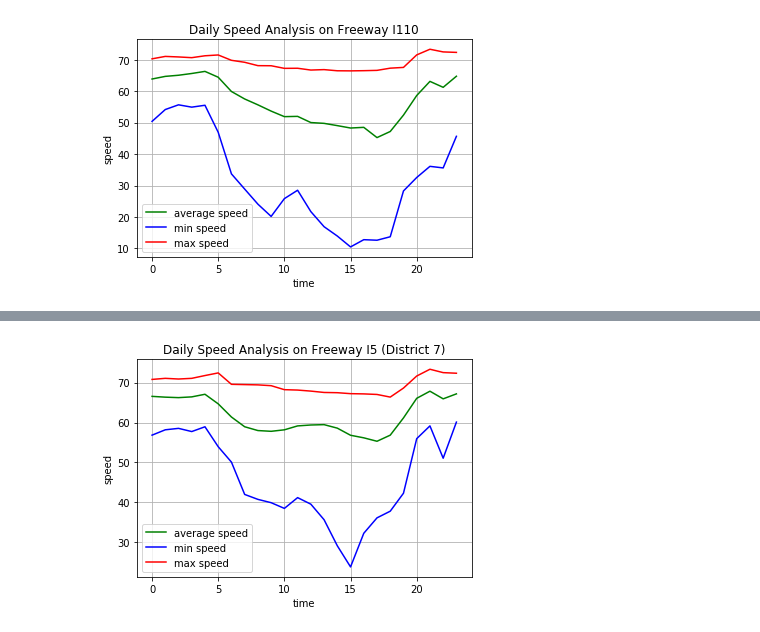
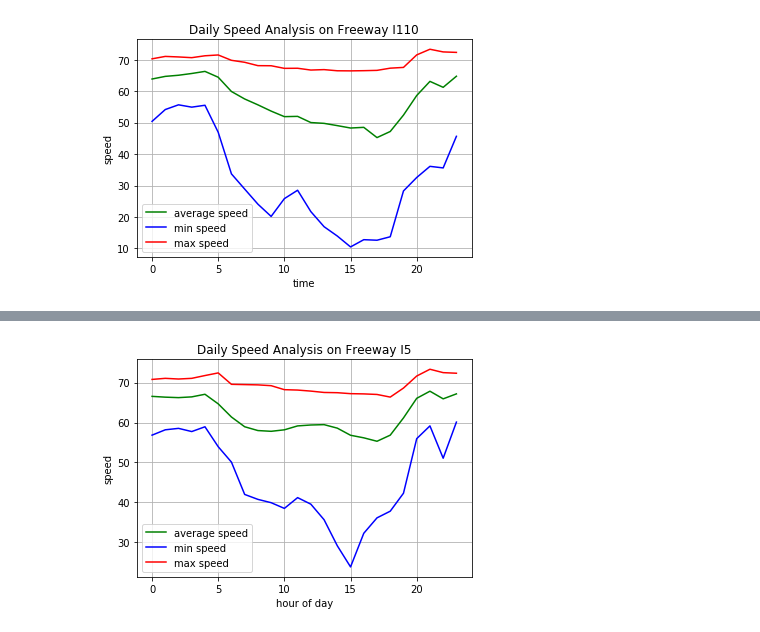
Before and after one commit to bananannn/ECE-143-Group-2, a Jupyter notebook: Freeway.ipynb, the cells around one changed output, grey strips where cells are left out. Saved outputs shown, nothing was run; the diff lists cells and outputs as text; code cells hidden in the pictures.

```diff
--- a/Freeway.ipynb
+++ b/Freeway.ipynb
@@ -22,9 +22,9 @@ def speed(data_o,name):
     plt.plot(x, max, color='red', label='max speed')
     plt.legend()
     plt.grid(True)
-    plt.xlabel('time')
+    plt.xlabel('hour of day')
     plt.ylabel('speed')
-    plt.show()
+    #plt.show()
 # %%
 def flow(data_o,name):
     average = []
@@ -127,4 +75,5 @@ data_5
 # %%
-speed(data_5,'I5 (District 7)')
+speed(data_5,'I5')
+plt.savefig('5_s.png')
 # %% [output]
-[figure, old version]
+[figure, new version]
```
Also changed, not shown: parts of 22 cells of this notebook.
